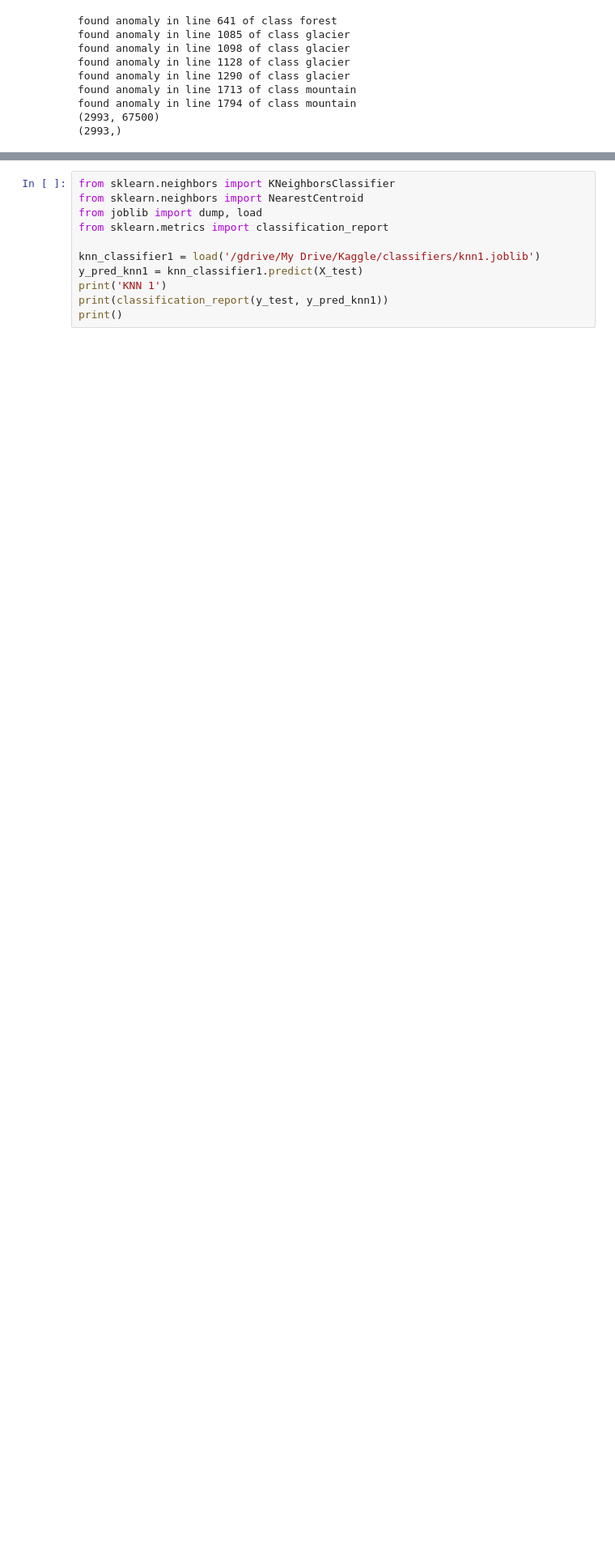
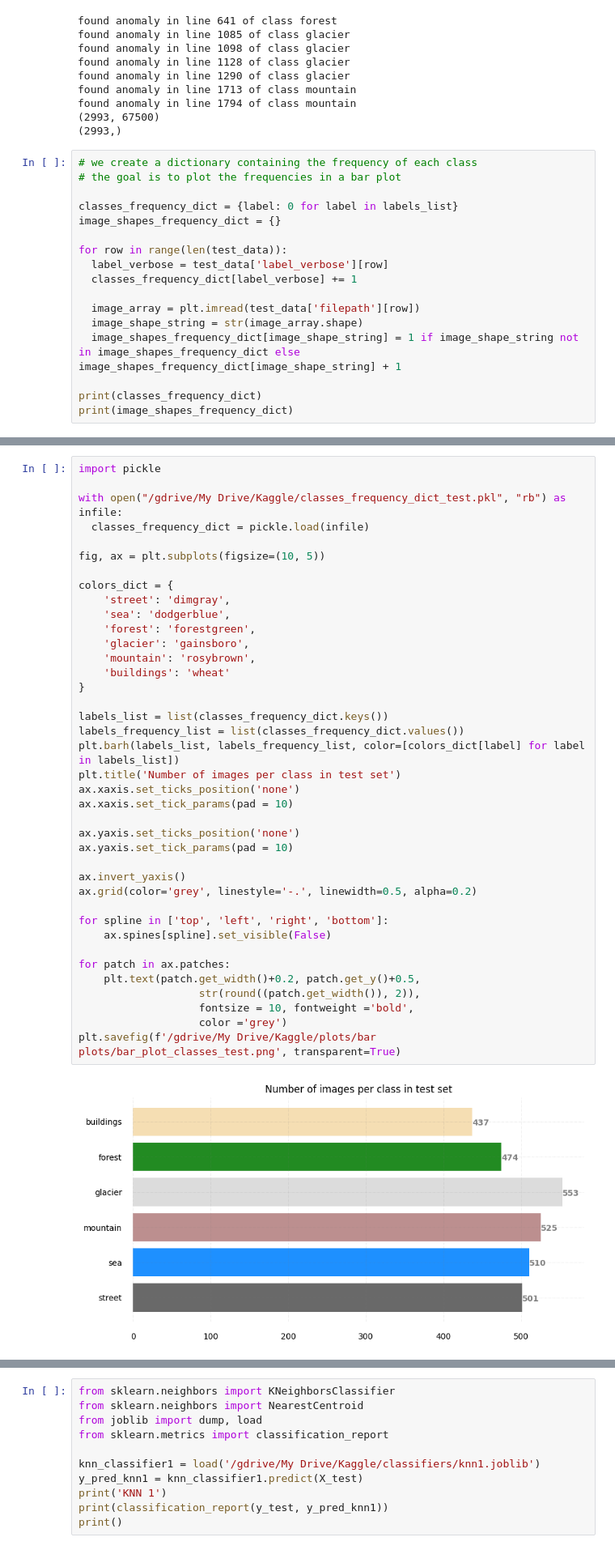
Before and after one commit to Bilpapster/NNs-playground, a Jupyter notebook: 1a_KNN_and_Nearest_Centroid_Classifiers.ipynb, the cells around one changed output, grey strips where cells are left out. Shown at 81% size. Drawn from its saved outputs; the diff is of its cells as text; blank space fills up the shorter version.

```diff
--- a/1a_KNN_and_Nearest_Centroid_Classifiers.ipynb
+++ b/1a_KNN_and_Nearest_Centroid_Classifiers.ipynb
@@ -438,3 +454,20 @@ found anomaly in line 1713 of class mountain
 found anomaly in line 1794 of class mountain
 (2993, 67500)
 (2993,)
+# %%
+# we create a dictionary containing the frequency of each class
+# the goal is to plot the frequencies in a bar plot
+
+classes_frequency_dict = {label: 0 for label in labels_list}
+image_shapes_frequency_dict = {}
+
+for row in range(len(test_data)):
+  label_verbose = test_data['label_verbose'][row]
+  classes_frequency_dict[label_verbose] += 1
+
+  image_array = plt.imread(test_data['filepath'][row])
+  image_shape_string = str(image_array.shape)
+  image_shapes_frequency_dict[image_shape_string] = 1 if image_shape_string not in image_shapes_frequency_dict else image_shapes_frequency_dict[image_shape_string] + 1
+
+print(classes_frequency_dict)
+print(image_shapes_frequency_dict)
@@ -440,0 +485,41 @@ found anomaly in line 1794 of class mountain
+# %%
+import pickle
+
+with open("/gdrive/My Drive/Kaggle/classes_frequency_dict_test.pkl", "rb") as infile:
+  classes_frequency_dict = pickle.load(infile)
+
+fig, ax = plt.subplots(figsize=(10, 5))
+
+colors_dict = {
+    'street': 'dimgray',
+    'sea': 'dodgerblue',
+    'forest': 'forestgreen',
+    'glacier': 'gainsboro',
+    'mountain': 'rosybrown',
+    'buildings': 'wheat'
+}
+
+labels_list = list(classes_frequency_dict.keys())
+labels_frequency_list = list(classes_frequency_dict.values())
+plt.barh(labels_list, labels_frequency_list, color=[colors_dict[label] for label in labels_list])
+plt.title('Number of images per class in test set')
+ax.xaxis.set_ticks_position('none')
+ax.xaxis.set_tick_params(pad = 10)
+
+ax.yaxis.set_ticks_position('none')
+ax.yaxis.set_tick_params(pad = 10)
+
+ax.invert_yaxis()
+ax.grid(color='grey', linestyle='-.', linewidth=0.5, alpha=0.2)
+
+for spline in ['top', 'left', 'right', 'bottom']:
+    ax.spines[spline].set_visible(False)
+
+for patch in ax.patches:
+    plt.text(patch.get_width()+0.2, patch.get_y()+0.5,
+                   str(round((patch.get_width()), 2)),
+                   fontsize = 10, fontweight ='bold',
+                   color ='grey')
+plt.savefig(f'/gdrive/My Drive/Kaggle/plots/bar plots/bar_plot_classes_test.png', transparent=True)
+# %% [output]
+[figure, added]
```
Also changed, not shown: parts of 23 cells of this notebook.
